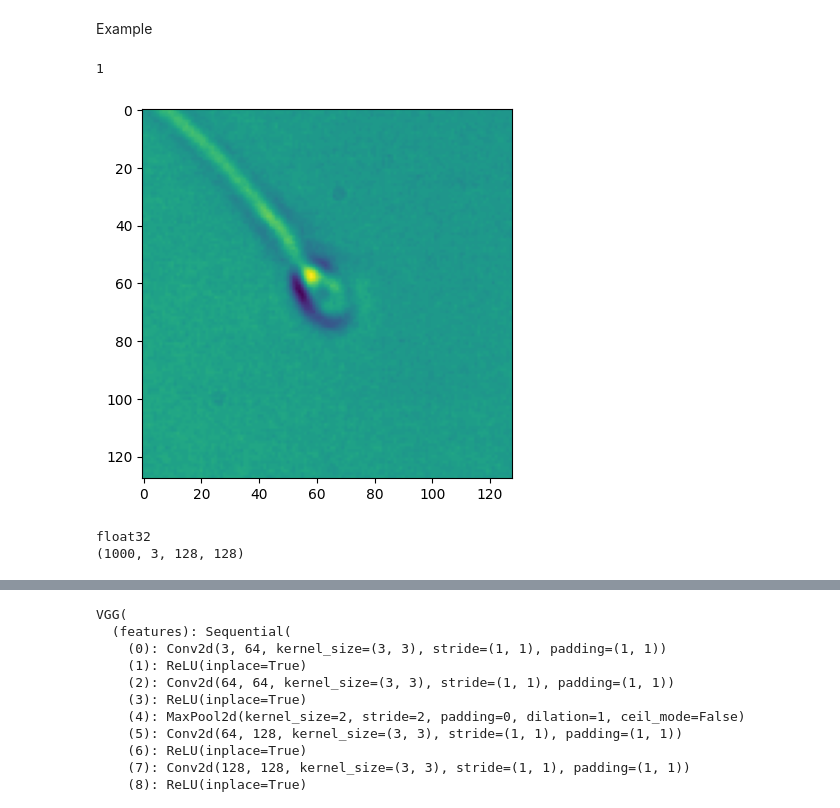
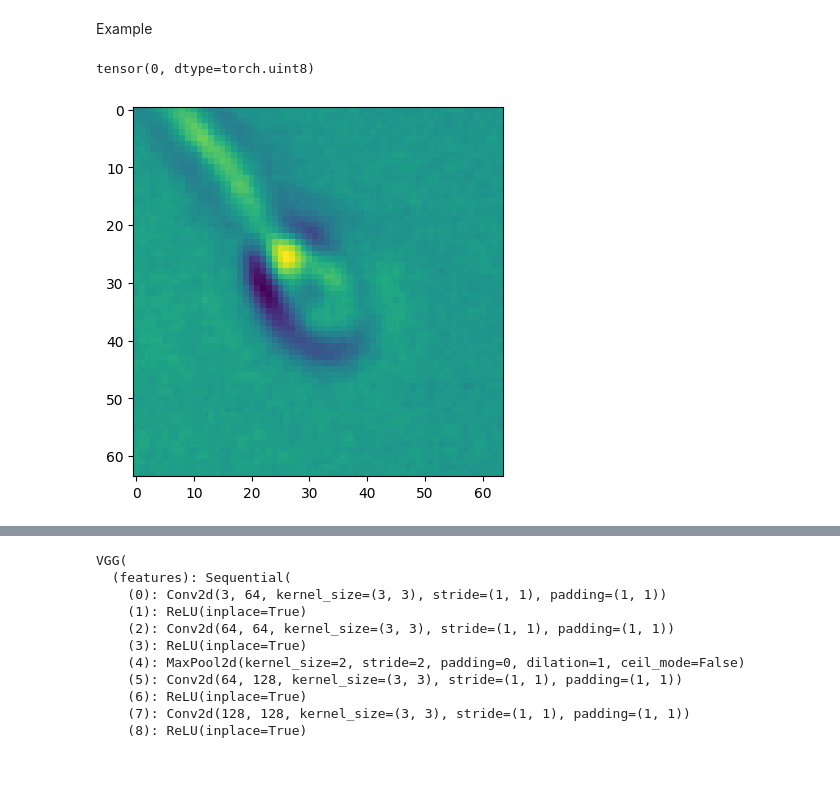
Before and after one commit to amirezzati/sperm-abnormality-detection-using-maml, a Jupyter notebook: Meta-Learning.ipynb, the cells around one changed output, grey strips where cells are left out. Saved outputs shown, nothing was run; the diff lists cells and outputs as text; code cells hidden in the pictures; blank space fills up the shorter version.

```diff
--- a/Meta-Learning.ipynb
+++ b/Meta-Learning.ipynb
@@ -30,28 +49,2 @@ data_path = "/content/drive/MyDrive/AI Projects/Meta-learning vision project/mhs
 # %% [markdown]
 # **Preprocessing**
-# %%
-# import dataset from path
-x_train_ = np.load(data_path + 'x_128_train.npy')
-x_dev_ = np.load(data_path + 'x_128_valid.npy')
-x_test_ = np.load(data_path + 'x_128_test.npy')
-
-x_shape = x_train_.shape
-x_train = x_train_.reshape(x_train_.shape[0], x_shape[1], x_shape[2])
-x_dev = x_dev_.reshape(x_dev_.shape[0], x_shape[1], x_shape[2])
-x_test = x_test_.reshape(x_test_.shape[0], x_shape[1], x_shape[2])
-
-y_acrosome_train = np.load(data_path + 'y_acrosome_train.npy')
-y_acrosome_dev = np.load(data_path + 'y_acrosome_valid.npy')
-y_acrosome_test = np.load(data_path + 'y_acrosome_test.npy')
-
-y_head_train = np.load(data_path + 'y_head_train.npy').reshape(-1, 1)
-y_head_dev = np.load(data_path + 'y_head_valid.npy').reshape(-1, 1)
-y_head_test = np.load(data_path + 'y_head_test.npy').reshape(-1, 1)
-
-y_tail_train = np.load(data_path + 'y_tail_train.npy').reshape(-1, 1)
-y_tail_dev = np.load(data_path + 'y_tail_valid.npy').reshape(-1, 1)
-y_tail_test = np.load(data_path + 'y_tail_test.npy').reshape(-1, 1)
-
-y_vacuole_train = np.load(data_path + 'y_vacuole_train.npy').reshape(-1, 1)
-y_vacuole_dev = np.load(data_path + 'y_vacuole_valid.npy').reshape(-1, 1)
-y_vacuole_test = np.load(data_path + 'y_vacuole_test.npy').reshape(-1, 1)
@@ -69,0 +138,5 @@ y_acrosome_train.shape:  (1000,)
+# %%
+trainset, devset, testset = constructDataset(data_shape=64, target_type='head')
+
+print('--'*20 + '\n' + 'each image size: ', trainset[0][0].shape)
+print('each label size: ', trainset[0][1].shape)
@@ -70,23 +151,8 @@ y_acrosome_train.shape:  (1000,)
 # %% [markdown]
 Example
 # %%
-plt.imshow(x_train[30])
-print(y_acrosome_train[30])
+plt.imshow(trainset.imgs[30][0])
+print(trainset.img_labels[30])
 # %% [output]
-1
+tensor(0, dtype=torch.uint8)
-[figure, old version]
+[figure, new version]
-# %%
-def convertTo3ChannelImg(img):
-  return  np.stack((img, img, img), axis=0) # cv2.cvtColor(img, cv2.COLOR_GRAY2BGR)
-
-threeChannelImg = lambda x: np.stack((x, x, x), axis=0)
-
-x_train_3CH = np.array([threeChannelImg(sample) for sample in x_train], dtype=np.float32)
-x_test_3CH = np.array([threeChannelImg(sample) for sample in x_test], dtype=np.float32)
-x_dev_3CH = np.array([threeChannelImg(sample) for sample in x_dev], dtype=np.float32)
-
-print(x_train_3CH.dtype)
-print(x_train_3CH.shape)
-# %% [output]
-float32
-(1000, 3, 128, 128)
```
Also changed, not shown: parts of 39 cells of this notebook.
